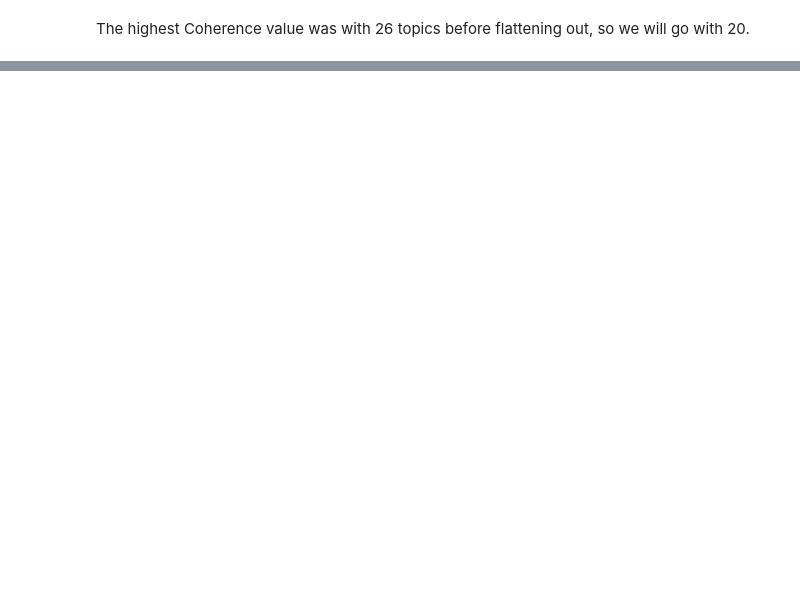
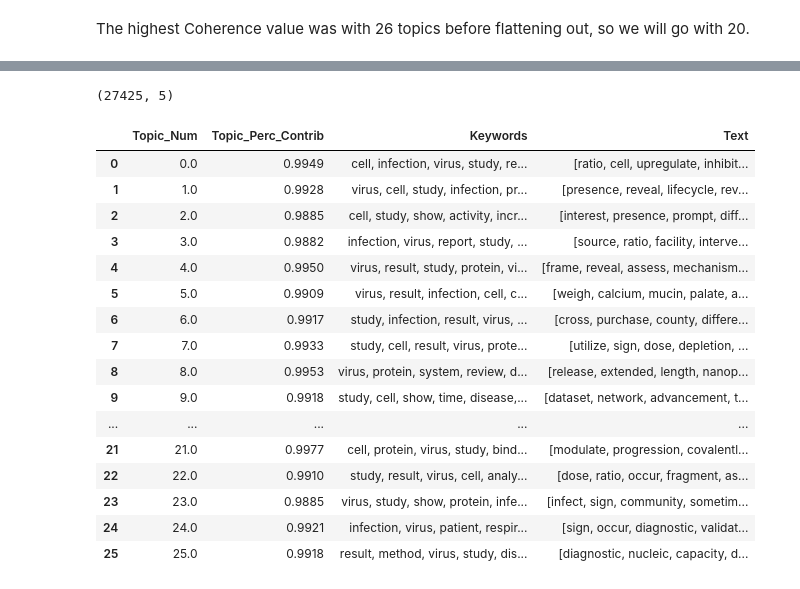
Before and after one commit to beatrizyumi89/COVID-19, a Jupyter notebook: COVID-19 - Named clusters.ipynb, the cells around one changed output, grey strips where cells are left out. Cells and saved outputs as stored; diff of their text form; code cells hidden in the pictures; blank space fills up the shorter version.

```diff
--- a/COVID-19 - Named clusters.ipynb
+++ b/COVID-19 - Named clusters.ipynb
@@ -494,0 +497,41 @@ df_dominant_topic.head(10)
+# %%
+df_dominant_topic.shape
+# %% [output]
+(27425, 5)
+# %%
+# Group top 5 sentences under each topic
+sent_topics_sorteddf_mallet = pd.DataFrame()
+
+sent_topics_outdf_grpd = df_topic_sents_keywords.groupby('Dominant_Topic')
+
+for i, grp in sent_topics_outdf_grpd:
+    sent_topics_sorteddf_mallet = pd.concat([sent_topics_sorteddf_mallet,
+                                             grp.sort_values(['Perc_Contribution'], ascending=[0]).head(1)],
+                                            axis=0)
+
+# Reset Index
+sent_topics_sorteddf_mallet.reset_index(drop=True, inplace=True)
+
+# Format
+sent_topics_sorteddf_mallet.columns = ['Topic_Num', "Topic_Perc_Contrib", "Keywords", "Text"]
+
+# Show
+sent_topics_sorteddf_mallet
+# %% [output]
+|  | Topic_Num | Topic_Perc_Contrib | Keywords | Text |
+| 0 | 0.0 | 0.9949 | cell, infection, virus, study, re... | [ratio, cell, upregulate, inhibit... |
+| 1 | 1.0 | 0.9928 | virus, cell, study, infection, pr... | [presence, reveal, lifecycle, rev... |
+| 2 | 2.0 | 0.9885 | cell, study, show, activity, incr... | [interest, presence, prompt, diff... |
+| 3 | 3.0 | 0.9882 | infection, virus, report, study, ... | [source, ratio, facility, interve... |
+| 4 | 4.0 | 0.9950 | virus, result, study, protein, vi... | [frame, reveal, assess, mechanism... |
+| 5 | 5.0 | 0.9909 | virus, result, infection, cell, c... | [weigh, calcium, mucin, palate, a... |
+| 6 | 6.0 | 0.9917 | study, infection, result, virus, ... | [cross, purchase, county, differe... |
+| 7 | 7.0 | 0.9933 | study, cell, result, virus, prote... | [utilize, sign, dose, depletion, ... |
+| 8 | 8.0 | 0.9953 | virus, protein, system, review, d... | [release, extended, length, nanop... |
+| 9 | 9.0 | 0.9918 | study, cell, show, time, disease,... | [dataset, network, advancement, t... |
+| ... | ... | ... | ... | ... |
+| 21 | 21.0 | 0.9977 | cell, protein, virus, study, bind... | [modulate, progression, covalentl... |
+| 22 | 22.0 | 0.9910 | study, result, virus, cell, analy... | [dose, ratio, occur, fragment, as... |
+| 23 | 23.0 | 0.9885 | virus, study, show, protein, infe... | [infect, sign, community, sometim... |
+| 24 | 24.0 | 0.9921 | infection, virus, patient, respir... | [sign, occur, diagnostic, validat... |
+| 25 | 25.0 | 0.9918 | result, method, virus, study, dis... | [diagnostic, nucleic, capacity, d... |
```
Also changed, not shown: parts of 13 cells of this notebook.
